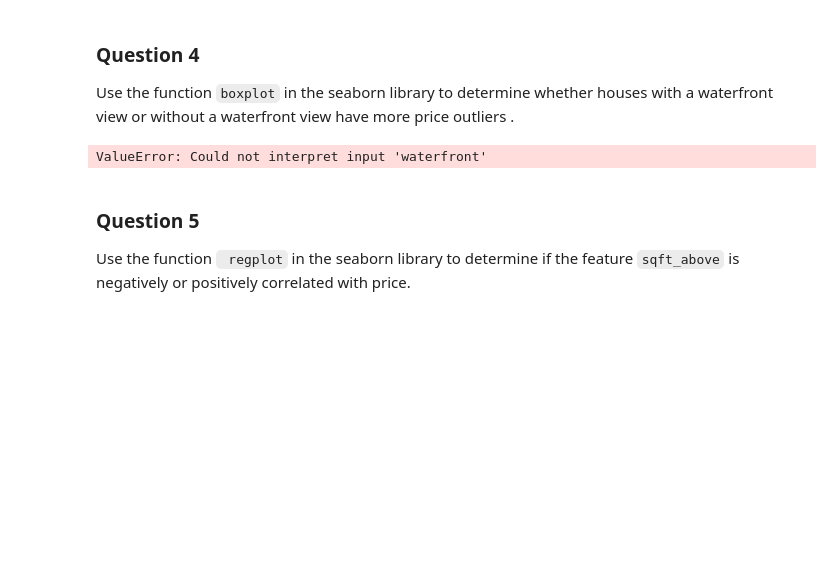
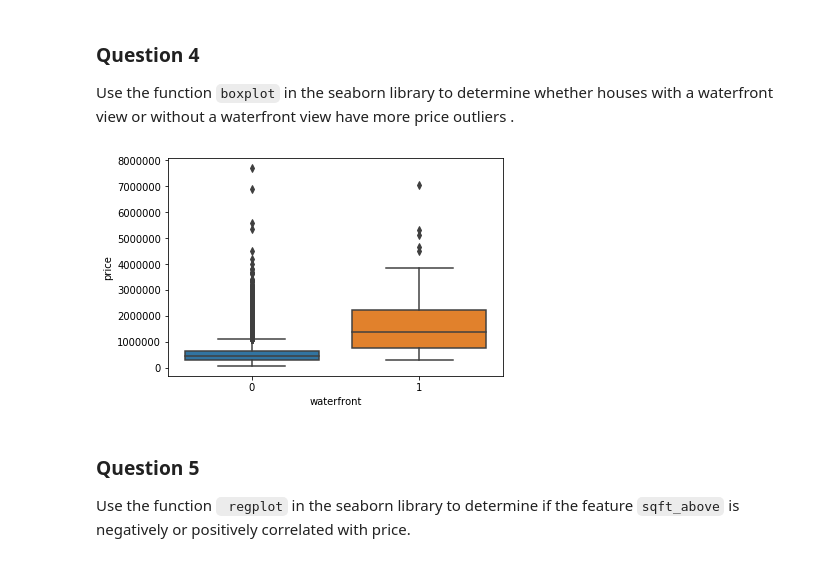
Before and after one commit to tixix/DataScience, a Jupyter notebook: Projects/House_Sales Project.ipynb, the cells around one changed output. Saved outputs shown, nothing was run; the diff lists cells and outputs as text; code cells hidden in the pictures; blank space fills up the shorter version.

```diff
--- a/Projects/House_Sales Project.ipynb
+++ b/Projects/House_Sales Project.ipynb
@@ -189,9 +191,9 @@ df.head()
 ### Question 4
 Use the function <code>boxplot</code> in the seaborn library  to  determine whether houses with a waterfront view or without a waterfront view have more price outliers .
 # %%
-#sns.boxplot(x="waterfront", y="price", df=df)
+ax = sns.boxplot(x="waterfront",y='price', data=df)
 # %% [output]
-ValueError: Could not interpret input 'waterfront'
+[figure, added]
 # %% [markdown]
 ### Question 5
 Use the function <code> regplot</code>  in the seaborn library  to  determine if the feature <code>sqft_above</code> is negatively or positively correlated with price.
```
Also changed, not shown: parts of 18 cells of this notebook.
